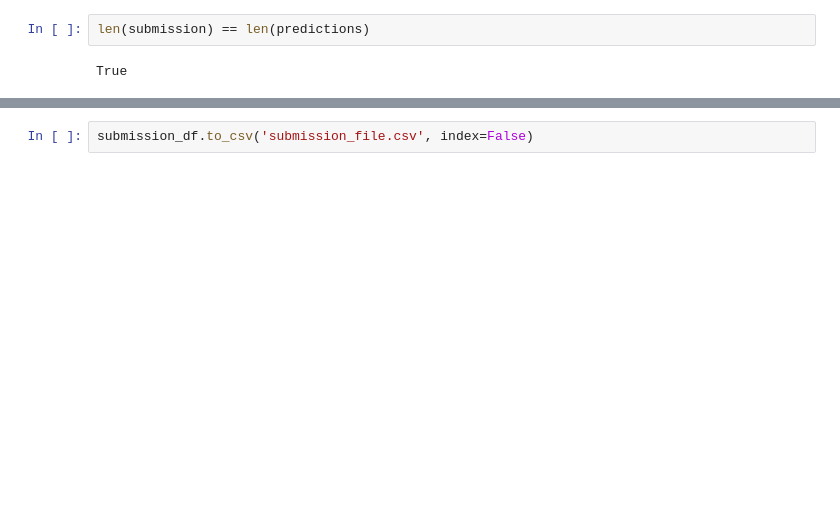
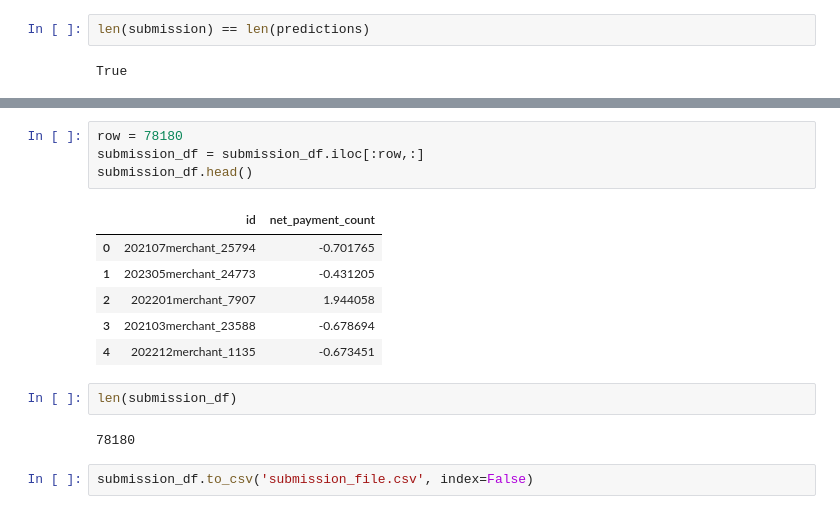
Before and after one commit to BilalAcikgoz/iyzicoDataThon, a Jupyter notebook: iyzico_datathon.ipynb, the cells around one changed output, grey strips where cells are left out. Drawn from its saved outputs; the diff is of its cells as text; blank space fills up the shorter version.

```diff
--- a/iyzico_datathon.ipynb
+++ b/iyzico_datathon.ipynb
@@ -592,2 +606,17 @@ submission_df.head()
+# %%
+row = 78180
+submission_df = submission_df.iloc[:row,:]
+submission_df.head()
+# %% [output]
+|  | id | net_payment_count |
+| 0 | 202107merchant_25794 | -0.701765 |
+| 1 | 202305merchant_24773 | -0.431205 |
+| 2 | 202201merchant_7907 | 1.944058 |
+| 3 | 202103merchant_23588 | -0.678694 |
+| 4 | 202212merchant_1135 | -0.673451 |
+# %%
+len(submission_df)
+# %% [output]
+78180
 # %%
 submission_df.to_csv('submission_file.csv', index=False)
```
Also changed, not shown: parts of 10 cells of this notebook, 1 other file.
